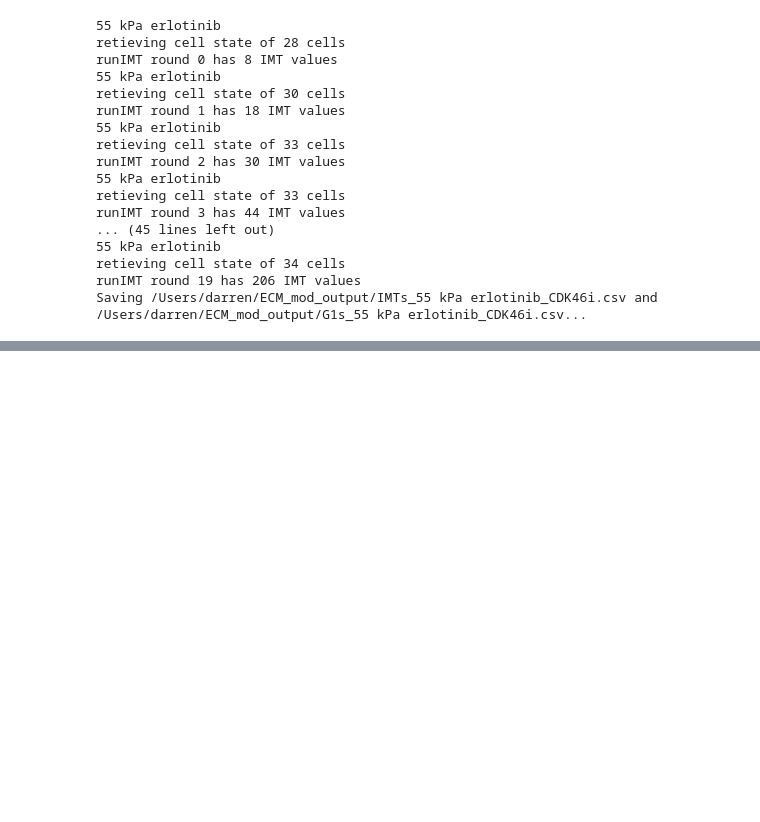
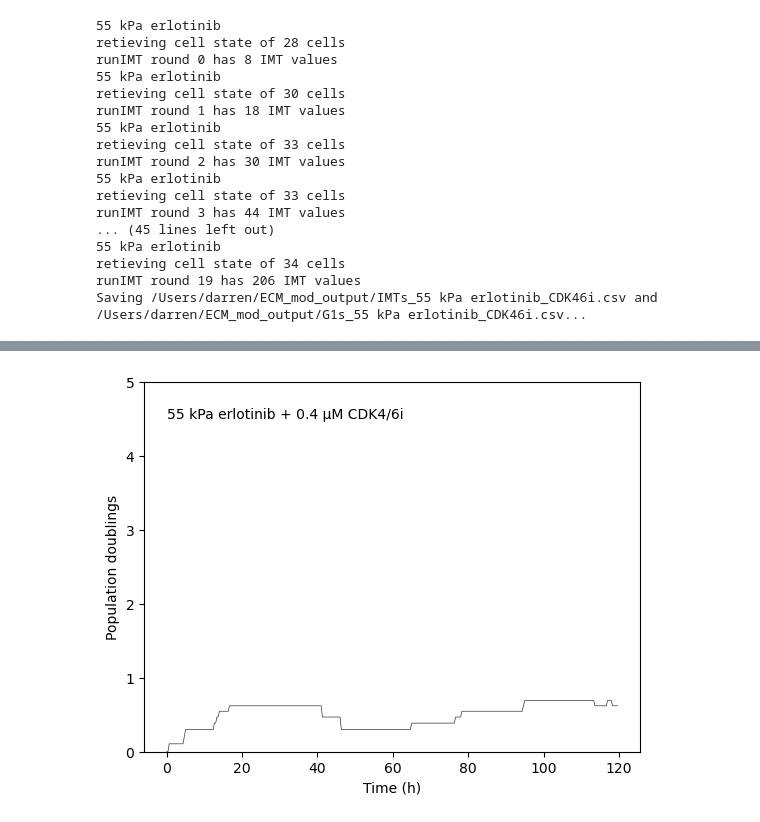
Before and after one commit to QuLab-VU/ECM_cell_cycle_model, a Jupyter notebook: Python/10_generate_cell_pops_test_treatments.ipynb, the cells around one changed output, grey strips where cells are left out. Cells and saved outputs as stored; diff of their text form; code cells hidden in the pictures; blank space fills up the shorter version.

```diff
--- a/Python/10_generate_cell_pops_test_treatments.ipynb
+++ b/Python/10_generate_cell_pops_test_treatments.ipynb
@@ -248,0 +275,7 @@ Saving /Users/darren/ECM_mod_output/IMTs_55 kPa erlotinib_CDK46i.csv and /Users/
+# %%
+cell_count = cell_counts_di[0.4][0]
+# %%
+fig, ax = make_fig(cell_count, run_time, title=f'{condition} + 0.4 µM CDK4/6i')
+add_plot(cell_counts_di[0.4][3], run_time, fig, ax)
+# %% [output]
+[figure, added]
```
Also changed, not shown: parts of 11 cells of this notebook, 1 other file.
